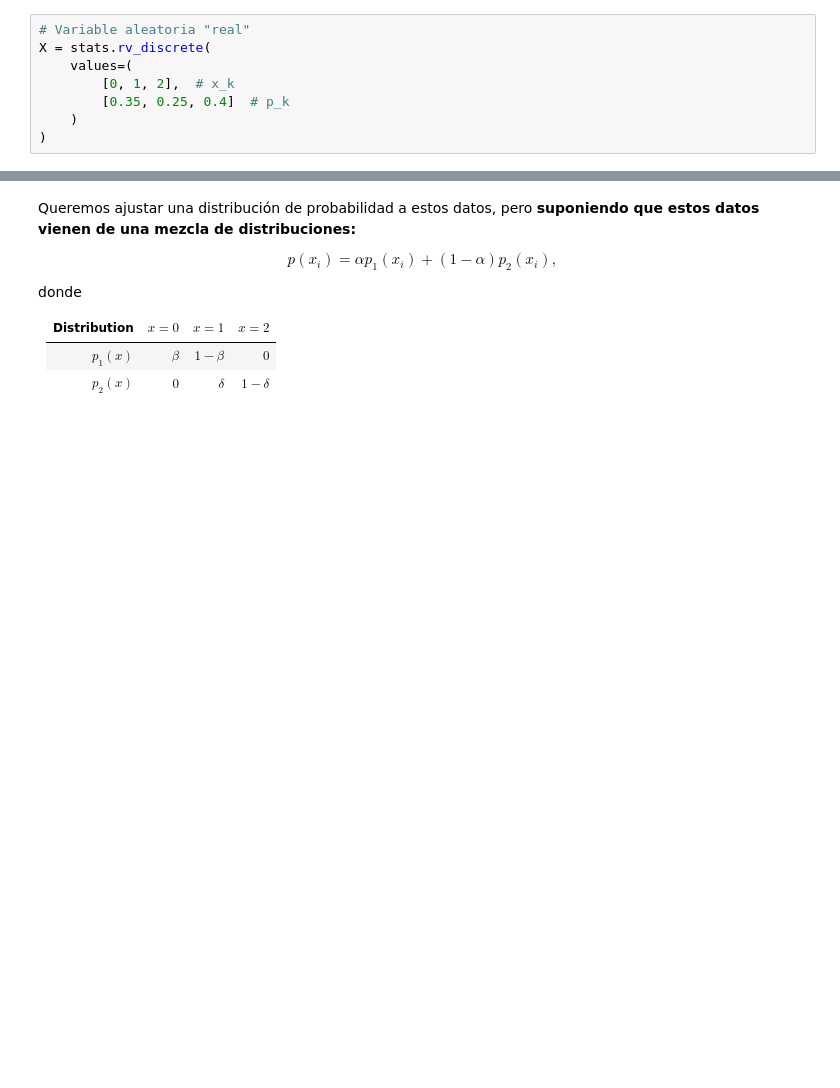
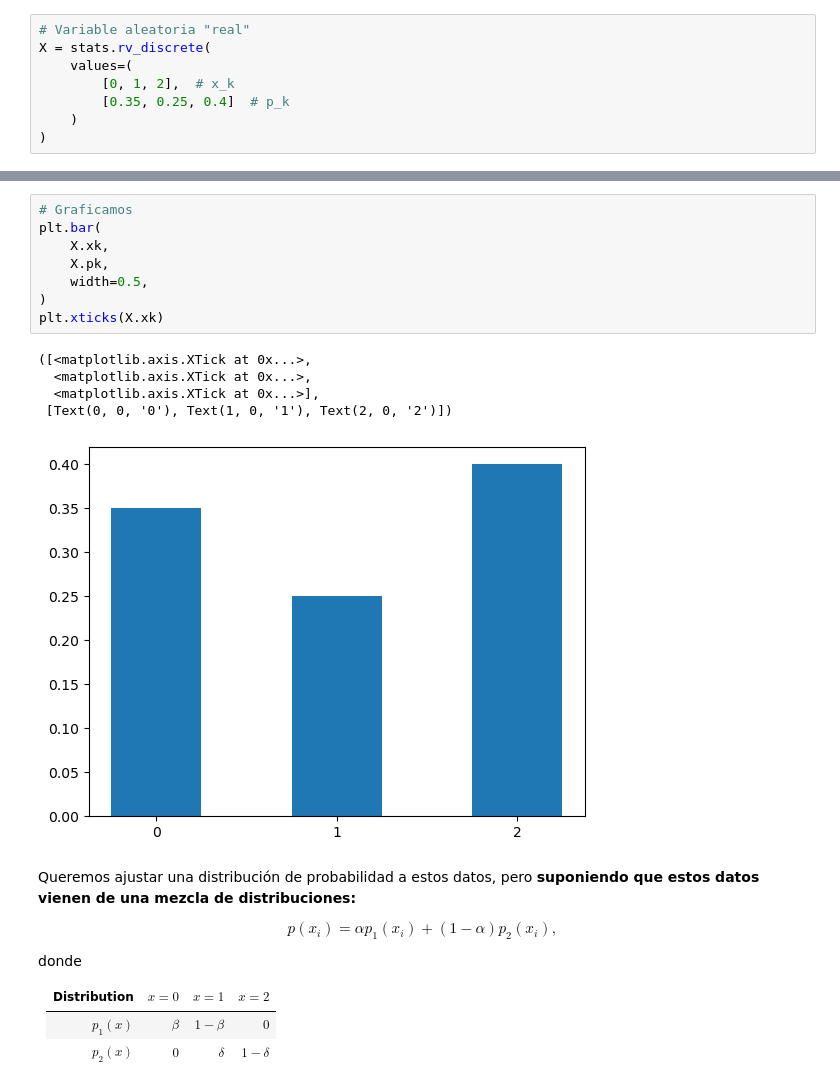
Before and after one commit to esjimenezro/meb2025, a Jupyter notebook: modulo_adicional/tema2/3_ejemplo_basico_AME.ipynb, the cells around one changed output, grey strips where cells are left out. Cells and saved outputs as stored; diff of their text form; blank space fills up the shorter version.

```diff
--- a/modulo_adicional/tema2/3_ejemplo_basico_AME.ipynb
+++ b/modulo_adicional/tema2/3_ejemplo_basico_AME.ipynb
@@ -37,3 +33,17 @@ Text(0, 0.5, 'Freq. rel.')
+# %%
+# Graficamos
+plt.bar(
+    X.xk,
+    X.pk,
+    width=0.5,
+)
+plt.xticks(X.xk)
+# %% [output]
+([<matplotlib.axis.XTick at 0x...>,
+  <matplotlib.axis.XTick at 0x...>,
+  <matplotlib.axis.XTick at 0x...>],
+ [Text(0, 0, '0'), Text(1, 0, '1'), Text(2, 0, '2')])
+[figure, added]
 # %% [markdown]
 Queremos ajustar una distribución de probabilidad a estos datos, pero **suponiendo que estos datos vienen de una mezcla de distribuciones:**
 
```
Also changed, not shown: parts of 14 cells of this notebook.
